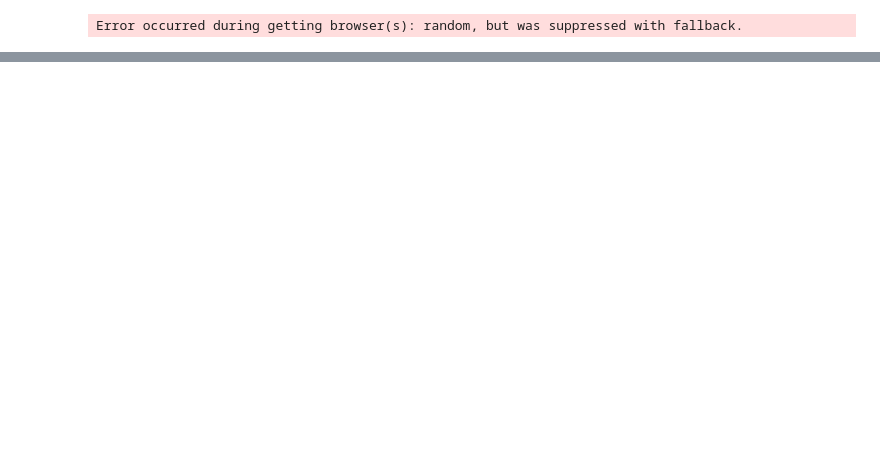
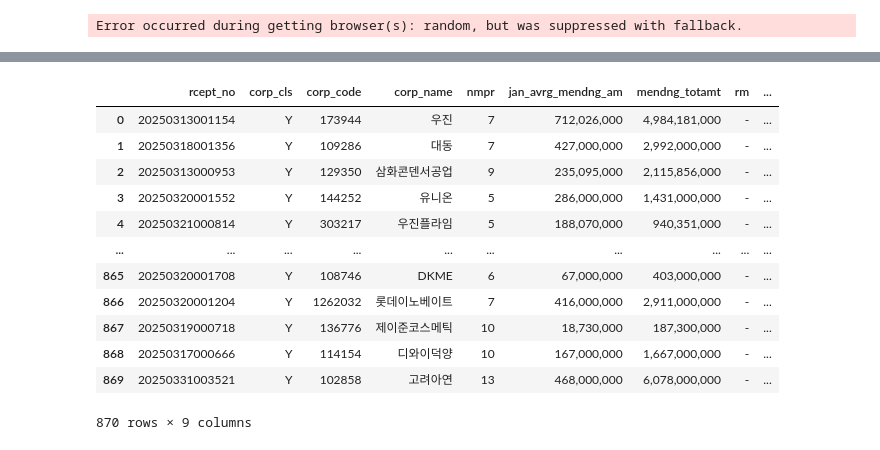
Before and after one commit to IreneYan07/governance_scoring_proj, a Jupyter notebook: notebooks/02_data_preprocessing.ipynb, the cells around one changed output, grey strips where cells are left out. Drawn from its saved outputs; the diff is of its cells as text; code cells hidden in the pictures; blank space fills up the shorter version.

```diff
--- a/notebooks/02_data_preprocessing.ipynb
+++ b/notebooks/02_data_preprocessing.ipynb
@@ -1019,0 +626,16 @@ If necessary, see if scraping directly will yield better results. Otherwise don'
+# %%
+salary_total_df
+# %% [output]
+|  | rcept_no | corp_cls | corp_code | corp_name | nmpr | jan_avrg_mendng_am | mendng_totamt | rm | ... |
+| 0 | 20250313001154 | Y | 173944 | 우진 | 7 | 712,026,000 | 4,984,181,000 | - | ... |
+| 1 | 20250318001356 | Y | 109286 | 대동 | 7 | 427,000,000 | 2,992,000,000 | - | ... |
+| 2 | 20250313000953 | Y | 129350 | 삼화콘덴서공업 | 9 | 235,095,000 | 2,115,856,000 | - | ... |
+| 3 | 20250320001552 | Y | 144252 | 유니온 | 5 | 286,000,000 | 1,431,000,000 | - | ... |
+| 4 | 20250321000814 | Y | 303217 | 우진플라임 | 5 | 188,070,000 | 940,351,000 | - | ... |
+| ... | ... | ... | ... | ... | ... | ... | ... | ... | ... |
+| 865 | 20250320001708 | Y | 108746 | DKME | 6 | 67,000,000 | 403,000,000 | - | ... |
+| 866 | 20250320001204 | Y | 1262032 | 롯데이노베이트 | 7 | 416,000,000 | 2,911,000,000 | - | ... |
+| 867 | 20250319000718 | Y | 136776 | 제이준코스메틱 | 10 | 18,730,000 | 187,300,000 | - | ... |
+| 868 | 20250317000666 | Y | 114154 | 디와이덕양 | 10 | 167,000,000 | 1,667,000,000 | - | ... |
+| 869 | 20250331003521 | Y | 102858 | 고려아연 | 13 | 468,000,000 | 6,078,000,000 | - | ... |
+870 rows × 9 columns
```
Also changed, not shown: parts of 55 cells of this notebook, 12 other files.
